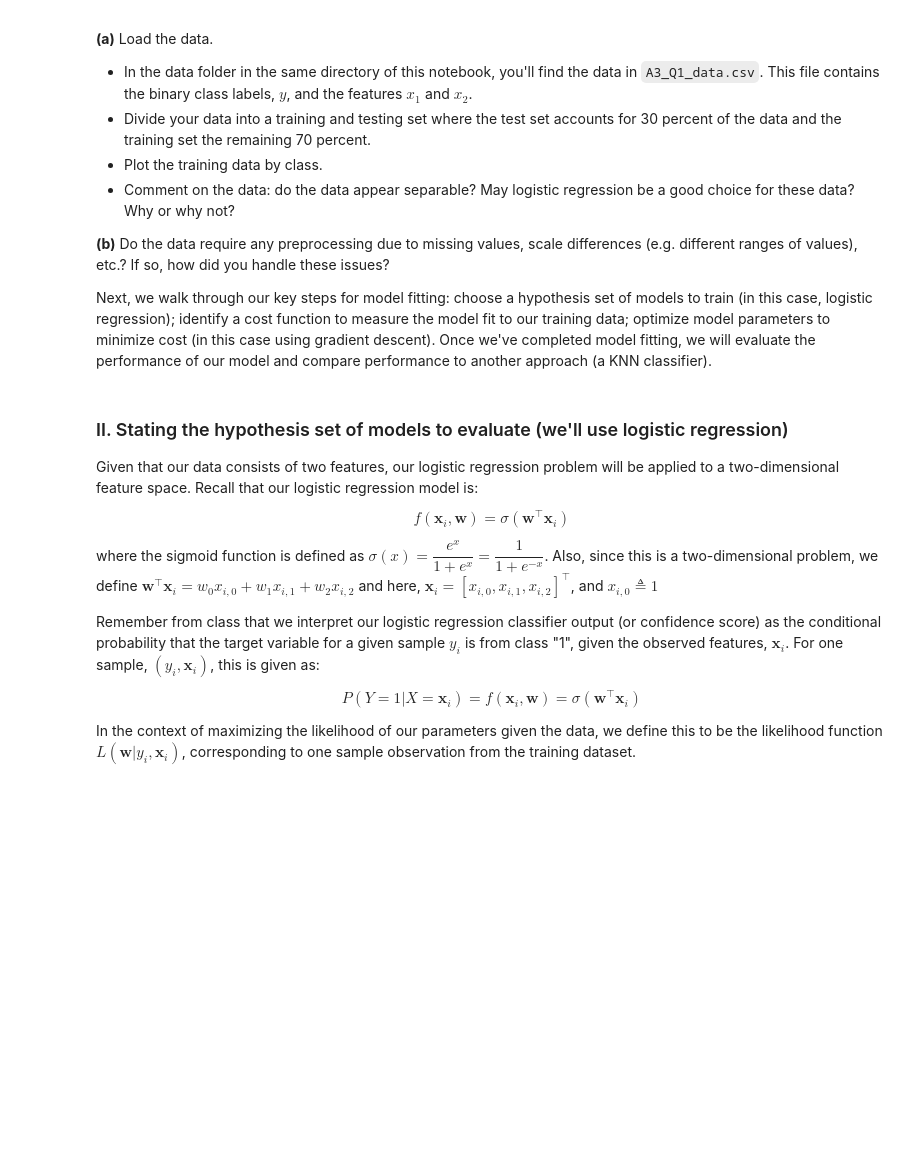
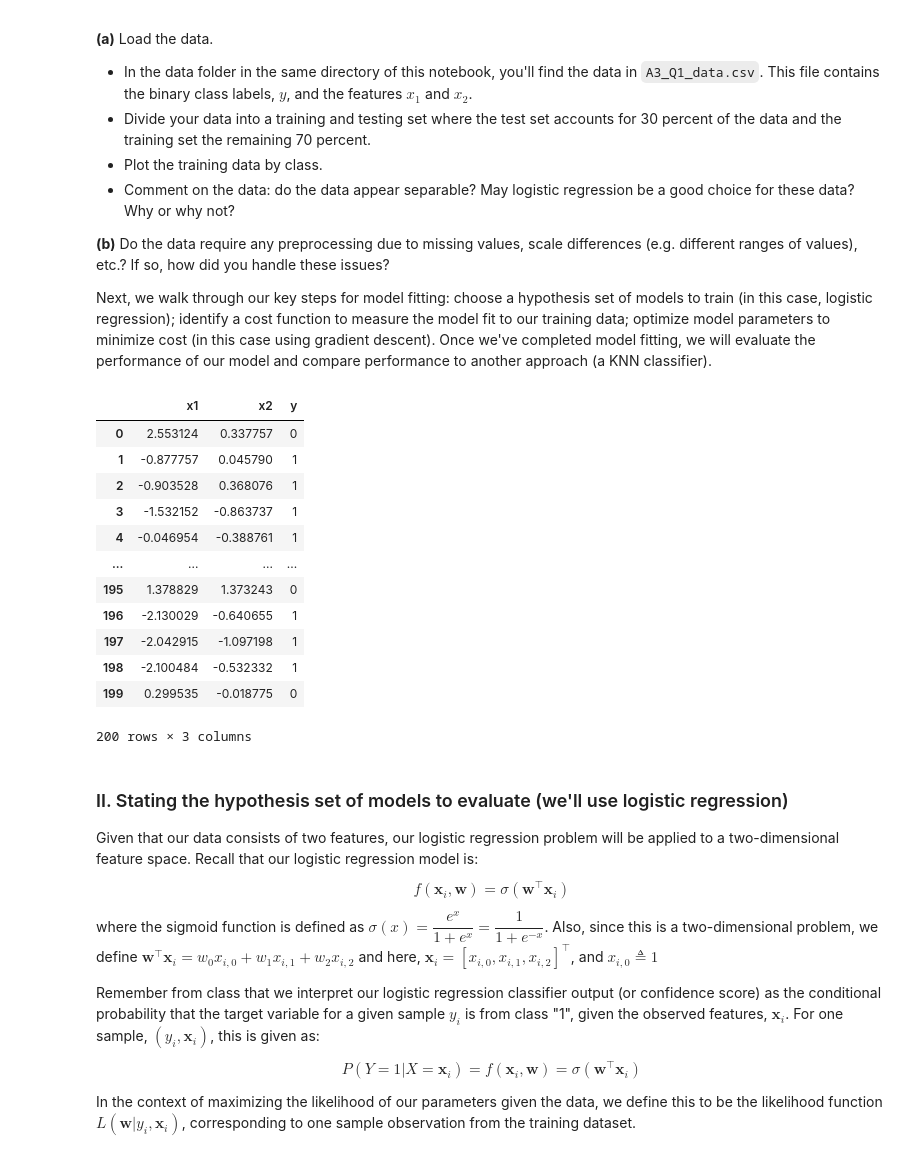
Before and after one commit to BarbaraPFloresRios/IDS705_PrinciplesOfMachineLearning, a Jupyter notebook: Assignment_3_SupervisedLearning_ModelTrainingAndEvaluation/Assignment_3.ipynb, the cells around one changed output. Drawn from its saved outputs; the diff is of its cells as text; code cells hidden in the pictures; blank space fills up the shorter version.

```diff
--- a/Assignment_3_SupervisedLearning_ModelTrainingAndEvaluation/Assignment_3.ipynb
+++ b/Assignment_3_SupervisedLearning_ModelTrainingAndEvaluation/Assignment_3.ipynb
@@ -42,3 +44,21 @@ Next, we walk through our key steps for model fitting: choose a hypothesis set o
+# %%
+path = "https://raw.githubusercontent.com/kylebradbury/ids705/main/assignments/data/A3_Q1_data.csv"
+Q1_data = pd.read_csv(path)
+Q1_data
+# %% [output]
+|  | x1 | x2 | y |
+| 0 | 2.553124 | 0.337757 | 0 |
+| 1 | -0.877757 | 0.045790 | 1 |
+| 2 | -0.903528 | 0.368076 | 1 |
+| 3 | -1.532152 | -0.863737 | 1 |
+| 4 | -0.046954 | -0.388761 | 1 |
+| ... | ... | ... | ... |
+| 195 | 1.378829 | 1.373243 | 0 |
+| 196 | -2.130029 | -0.640655 | 1 |
+| 197 | -2.042915 | -1.097198 | 1 |
+| 198 | -2.100484 | -0.532332 | 1 |
+| 199 | 0.299535 | -0.018775 | 0 |
+200 rows × 3 columns
 # %% [markdown]
 ### II. Stating the hypothesis set of models to evaluate (we'll use logistic regression)
 
```
Also changed, not shown: parts of 4 cells of this notebook.
